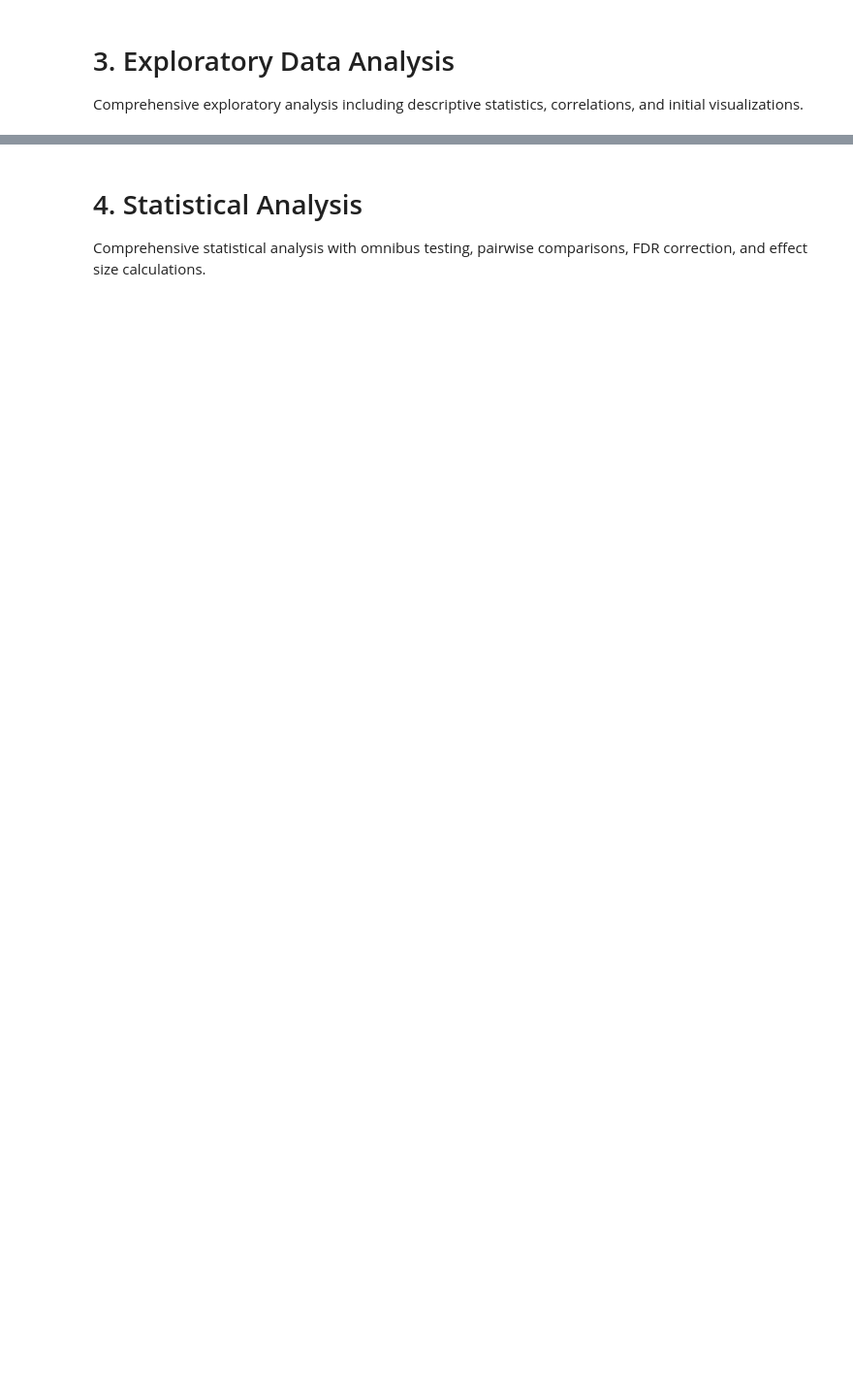
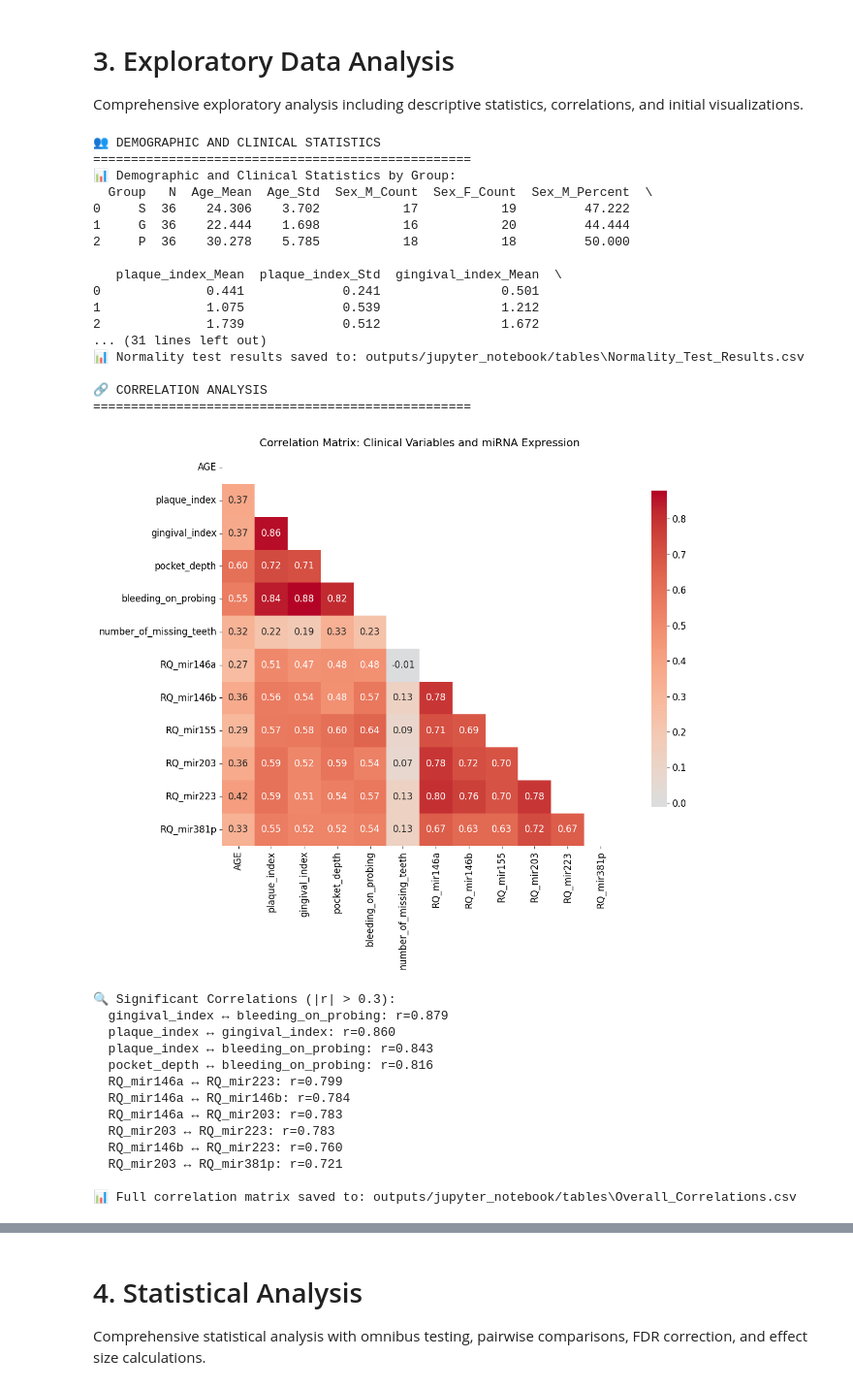
Before and after one commit to Centaurioun/miRNA-saliva-periodontal-analysis-new, a Jupyter notebook: miRNA_Comprehensive_Analysis.ipynb, the cells around one changed output, grey strips where cells are left out. Shown at 97% size. Saved outputs shown, nothing was run; the diff lists cells and outputs as text; code cells hidden in the pictures; blank space fills up the shorter version.

```diff
--- a/miRNA_Comprehensive_Analysis.ipynb
+++ b/miRNA_Comprehensive_Analysis.ipynb
@@ -417,7 +538,7 @@ normality_results = []
 continuous_vars = (
     ["AGE"]
     + ANALYSIS_CONFIG["clinical_vars"]
-    + [f"RQ_{mirna}" for mirna in ANALYSIS_CONFIG["mirna_targets"]]
+    + [f"RQ_{mirna}" for mirna in ANALYSIS_CONFIG["mirna_names"]]
 )
 
 for var in continuous_vars:
@@ -455,7 +576,7 @@ print("=" * 50)
 numeric_cols = (
     ["AGE"]
     + ANALYSIS_CONFIG["clinical_vars"]
-    + [f"RQ_{mirna}" for mirna in ANALYSIS_CONFIG["mirna_targets"]]
+    + [f"RQ_{mirna}" for mirna in ANALYSIS_CONFIG["mirna_names"]]
 )
 numeric_data = df[numeric_cols].select_dtypes(include=[np.number])
 
@@ -484,33 +605,65 @@ plt.show()
 correlation_matrix.to_csv(get_output_path("Overall_Correlations.csv", "tables"))
 
 # Identify significant correlations
 significant_correlations = []
 for i in range(len(correlation_matrix.columns)):
     for j in range(i + 1, len(correlation_matrix.columns)):
         var1 = correlation_matrix.columns[i]
         var2 = correlation_matrix.columns[j]
         corr_value = correlation_matrix.iloc[i, j]
 
         if abs(corr_value) > 0.3:  # Threshold for reporting
             significant_correlations.append(
                 {
                     "Variable_1": var1,
                     "Variable_2": var2,
                     "Correlation": corr_value,
                     "Abs_Correlation": abs(corr_value),
                 }
             )
 
 # Sort by absolute correlation
 significant_correlations.sort(key=lambda x: x["Abs_Correlation"], reverse=True)
 
 print("\n🔍 Significant Correlations (|r| > 0.3):")
 for corr in significant_correlations[:10]:  # Top 10
     print(f"  {corr['Variable_1']} ↔ {corr['Variable_2']}: r={corr['Correlation']:.3f}")
 
 print(
     f"\n📊 Full correlation matrix saved to: {get_output_path('Overall_Correlations.csv', 'tables')}"
 )
+# %% [output]
+👥 DEMOGRAPHIC AND CLINICAL STATISTICS
+==================================================
+📊 Demographic and Clinical Statistics by Group:
+  Group   N  Age_Mean  Age_Std  Sex_M_Count  Sex_F_Count  Sex_M_Percent  \
+0     S  36    24.306    3.702           17           19         47.222
+1     G  36    22.444    1.698           16           20         44.444
+2     P  36    30.278    5.785           18           18         50.000
+
+   plaque_index_Mean  plaque_index_Std  gingival_index_Mean  \
+0              0.441             0.241                0.501
+1              1.075             0.539                1.212
+2              1.739             0.512                1.672
+... (31 lines left out)
+📊 Normality test results saved to: outputs/jupyter_notebook/tables\Normality_Test_Results.csv
+
+🔗 CORRELATION ANALYSIS
+==================================================
+[figure, added]
+🔍 Significant Correlations (|r| > 0.3):
+  gingival_index ↔ bleeding_on_probing: r=0.879
+  plaque_index ↔ gingival_index: r=0.860
+  plaque_index ↔ bleeding_on_probing: r=0.843
+  pocket_depth ↔ bleeding_on_probing: r=0.816
+  RQ_mir146a ↔ RQ_mir223: r=0.799
+  RQ_mir146a ↔ RQ_mir146b: r=0.784
+  RQ_mir146a ↔ RQ_mir203: r=0.783
+  RQ_mir203 ↔ RQ_mir223: r=0.783
+  RQ_mir146b ↔ RQ_mir223: r=0.760
+  RQ_mir203 ↔ RQ_mir381p: r=0.721
+
+📊 Full correlation matrix saved to: outputs/jupyter_notebook/tables\Overall_Correlations.csv
 # %%
 # RQ Distribution Analysis
 print("📊 RQ DISTRIBUTION ANALYSIS")
```
Also changed, not shown: parts of 17 cells of this notebook, 41 other files.
